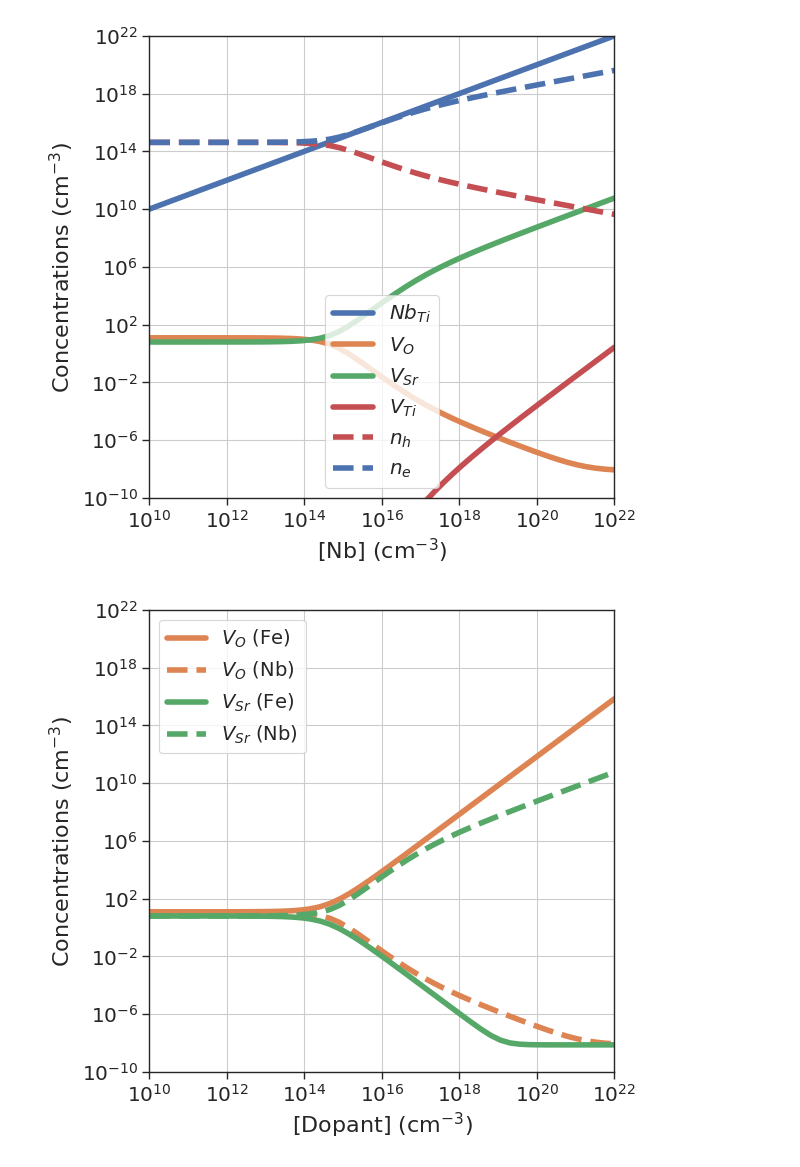
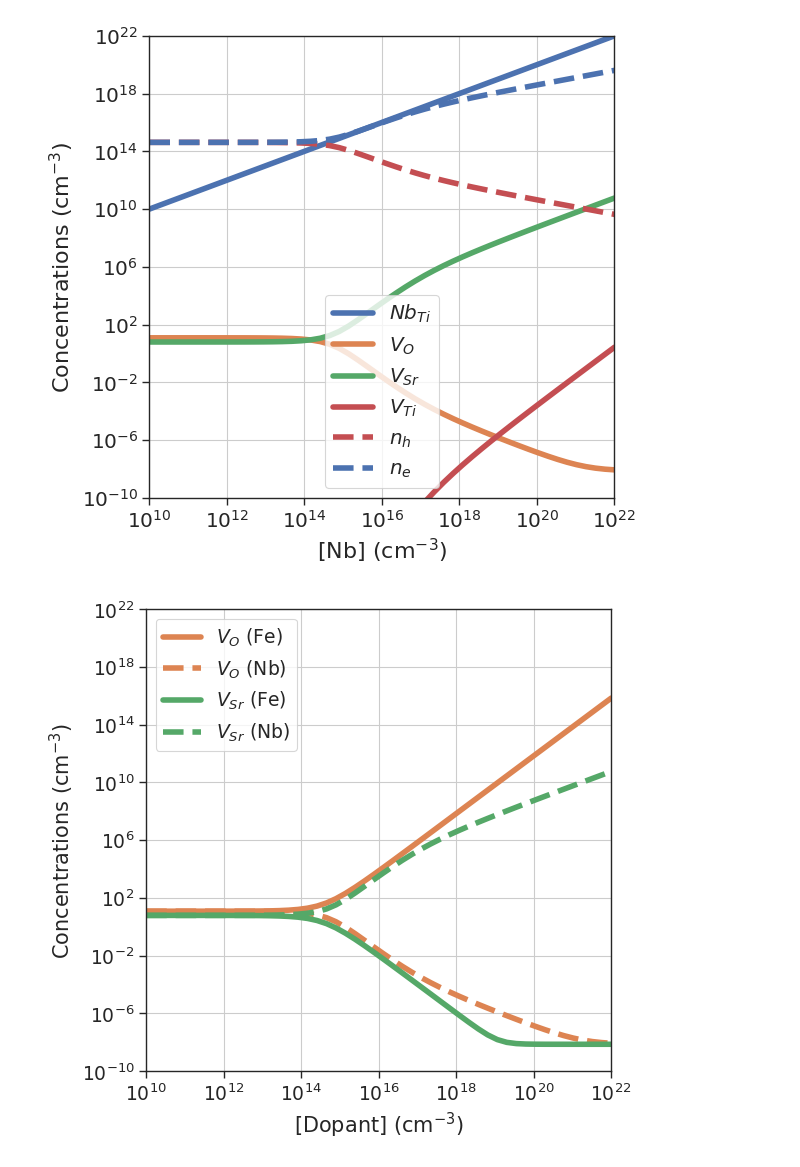
Before and after one commit to lorenzo-villa-hub/defermi, a Jupyter notebook: tutorials/plotter.ipynb, the cells around one changed output. Cells and saved outputs as stored; diff of their text form; code cells hidden in the pictures.

```diff
--- a/tutorials/plotter.ipynb
+++ b/tutorials/plotter.ipynb
@@ -105,36 +110,32 @@ data_Nb = da_Nb.thermodata
 # %%
 from defermi.plotter import plot_x_vs_concentrations
 import matplotlib
 
 fig,ax = plt.subplots(figsize=(6,6))
-fontsize = 16
+fontsize = 15
 
 X = data_Fe.variable_concentrations # Nb are equivalent
 
 # get individual total concentrations
 Vac_O_Fe = [c.total['Vac_O'] for c in data_Fe.defect_concentrations]
 Vac_O_Nb = [c.total['Vac_O'] for c in data_Nb.defect_concentrations]
 Vac_Sr_Fe = [c.total['Vac_Sr'] for c in data_Fe.defect_concentrations]
 Vac_Sr_Nb = [c.total['Vac_Sr'] for c in data_Nb.defect_concentrations]
 
 ax.plot(X,Vac_O_Fe,linewidth=4,label='$V_{O}$ (Fe)',color='C1')
 ax.plot(X,Vac_O_Nb,'--',linewidth=4,label='$V_{O}$ (Nb)',color='C1')
 
 ax.plot(X,Vac_Sr_Fe,linewidth=4,label='$V_{Sr}$ (Fe)',color='C2')
 ax.plot(X,Vac_Sr_Nb,'--',linewidth=4,label='$V_{Sr}$ (Nb)',color='C2')
 
-ax.set_xlabel(ax.get_xlabel(), fontsize=fontsize)
-ax.set_ylabel(ax.get_ylabel(), fontsize=fontsize)
 ax.tick_params(axis='both', labelsize=fontsize*0.9)
-ax.legend(fontsize=fontsize*0.9)
-
 plt.xscale('log')
 plt.yscale('log')
-plt.xlabel('[Dopant] (cm$^{-3})$')
-plt.ylabel('Concentrations (cm$^{-3})$')
+plt.xlabel('[Dopant] (cm$^{-3})$',fontdict={'size':fontsize})
+plt.ylabel('Concentrations (cm$^{-3})$',fontdict={'size':fontsize})
 plt.xlim(1e10,1e22)
 plt.ylim(1e-10,1e22)
-plt.legend(loc='upper left',prop={'size':14})#(0.02,0.2),prop={'size':18})
+plt.legend(loc='upper left',prop={'size':0.9*fontsize})
 plt.grid()
 # %% [output]
-[figure, old version]
+[figure, new version]
```
Also changed, not shown: parts of 5 cells of this notebook, 1 other file.
